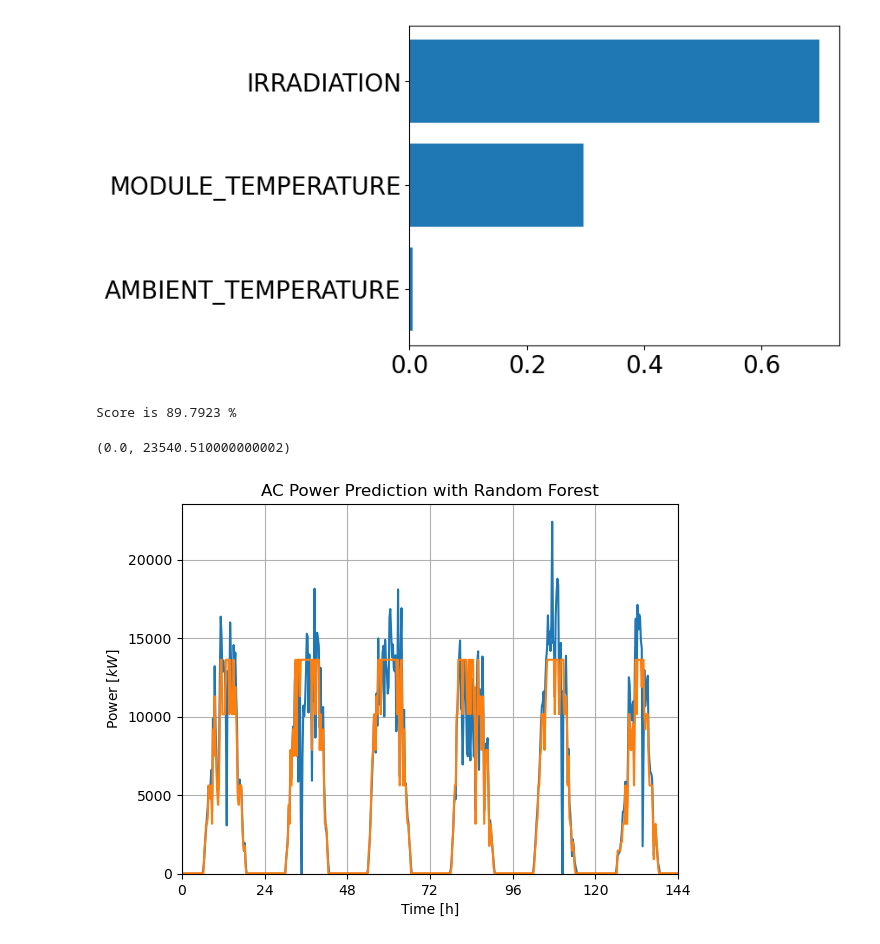
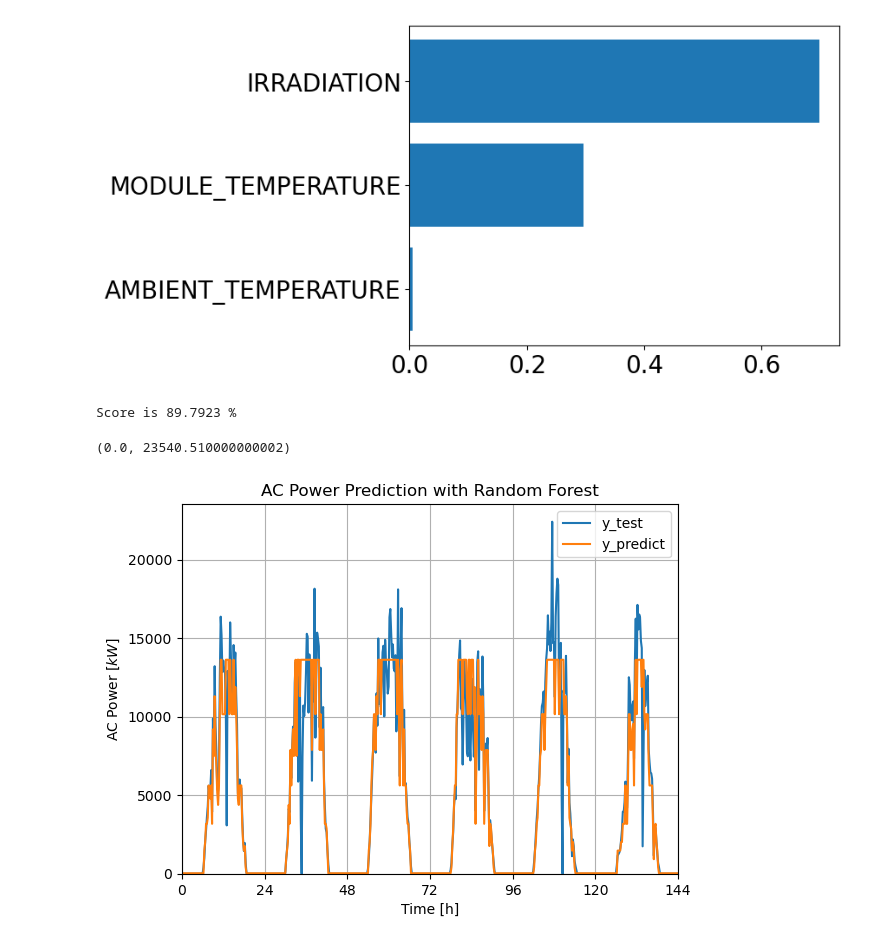
Before and after one commit to Enginedeer/AML_project, a Jupyter notebook: andi_AML_v2.ipynb, the cells around one changed output. Drawn from its saved outputs; the diff is of its cells as text; code cells hidden in the pictures.

Commit message:
Made prettier y_test+y_predict vs. time graph

```diff
--- a/andi_AML_v2.ipynb
+++ b/andi_AML_v2.ipynb
@@ -451,34 +451,35 @@ rfr2.fit(X_train,y_train)
 rfr2_score = rfr2.score(X_test, y_test)
 print(f"Score is {rfr2_score*100:.4f} %")
 
 y_predict = rfr2.predict(X_test)
 
 
 # display(y_test)
 y_test_arr = y_test.to_numpy()
 # display(y_test_arr)
 # display(y_predict)
 
 NN = y_test_arr.size
 # print(NN)
 time_step = 0.25 #  in hours
 new_time_axis = np.linspace(0, NN*time_step-1*time_step, NN)
 # print(new_time_axis.size)
 
 
 
 
 plt.plot(new_time_axis, y_test_arr, label="y_test")
-plt.plot(new_time_axis, y_predict, label="Y_predicted")
+plt.plot(new_time_axis, y_predict, label="y_predict")
+plt.legend()
 plt.title("AC Power Prediction with Random Forest")
-plt.ylabel("Power $[kW]$")
+plt.ylabel("AC Power $[kW]$")
 plt.xlabel("Time [h]")
-plt.grid(which='major', )
+plt.grid()
 days = 6
 plt.xticks(np.arange(0, 24*(days+1), step=24))  # Set label locations.
 plt.xlim(0, 24*days)
 plt.ylim(0,max(y_test_arr)*1.05)
 # %% [output]
 Score is 89.7923 %
 (0.0, 23540.510000000002)
-[figure, old version]
+[figure, new version]
```
Also changed, not shown: parts of 6 cells of this notebook.
